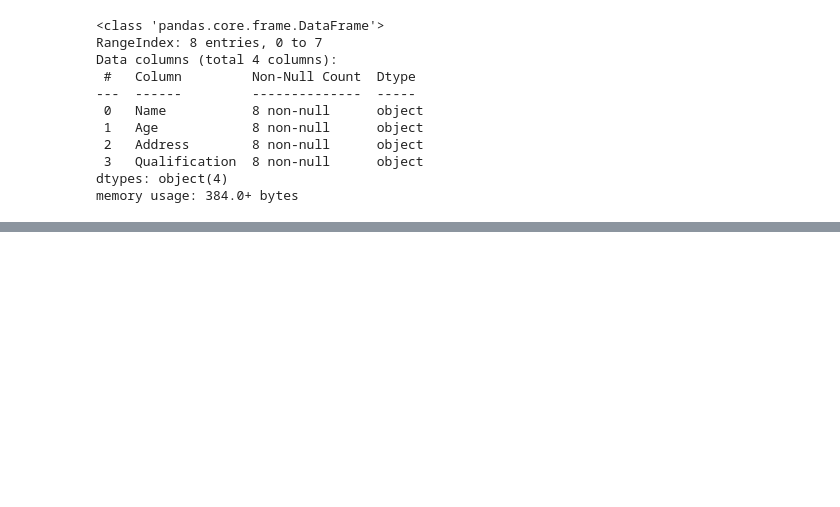
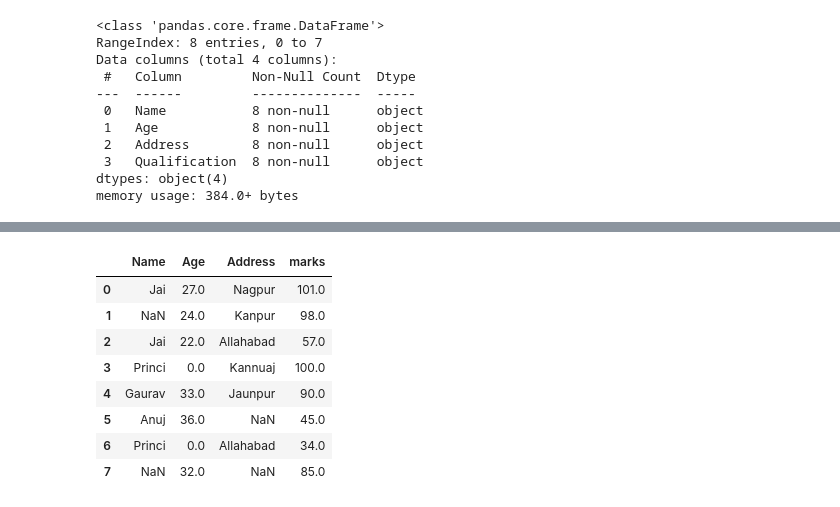
Before and after one commit to NileshCT/EDA_PROJECT, a Jupyter notebook: GroupBy_Pandas_replace_fillna_dropna.ipynb, the cells around one changed output, grey strips where cells are left out. Cells and saved outputs as stored; diff of their text form; code cells hidden in the pictures; blank space fills up the shorter version.

```diff
--- a/GroupBy_Pandas_replace_fillna_dropna.ipynb
+++ b/GroupBy_Pandas_replace_fillna_dropna.ipynb
@@ -626,0 +573,19 @@ memory usage: 384.0+ bytes
+# %%
+# importing pandas module
+import pandas as pd
+
+# Define a dictionary containing employee data
+data1 = {'Name':['Jai',np.nan, 'Jai', 'Princi',
+				'Gaurav', 'Anuj', 'Princi',np.nan],
+		'Age':[27, 24, 22,np.nan,
+			33, 36,np.nan, 32],
+		'Address':['Nagpur', 'Kanpur', 'Allahabad', 'Kannuaj',
+				'Jaunpur',np.nan, 'Allahabad',np.nan],
+		'marks':[np.nan,98,57,100,
+						90,45,34,85]}
+
+
+# Convert the dictionary into DataFrame
+df6 = pd.DataFrame(data1)
+
+print(df6)
@@ -626,0 +626,12 @@ memory usage: 384.0+ bytes
+# %%
+df6.fillna({"Age":0,"marks":101})
+# %% [output]
+|  | Name | Age | Address | marks |
+| 0 | Jai | 27.0 | Nagpur | 101.0 |
+| 1 | NaN | 24.0 | Kanpur | 98.0 |
+| 2 | Jai | 22.0 | Allahabad | 57.0 |
+| 3 | Princi | 0.0 | Kannuaj | 100.0 |
+| 4 | Gaurav | 33.0 | Jaunpur | 90.0 |
+| 5 | Anuj | 36.0 | NaN | 45.0 |
+| 6 | Princi | 0.0 | Allahabad | 34.0 |
+| 7 | NaN | 32.0 | NaN | 85.0 |
```
Also changed, not shown: parts of 21 cells of this notebook.
